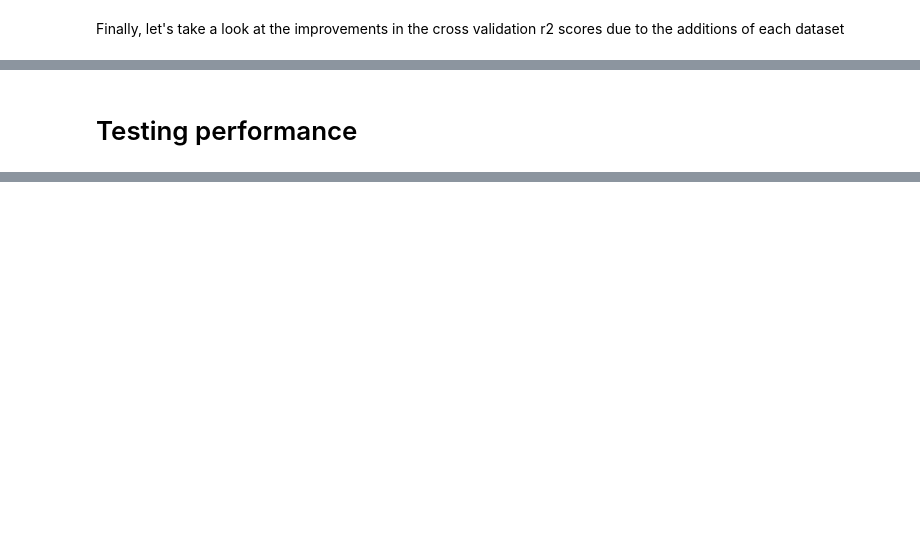
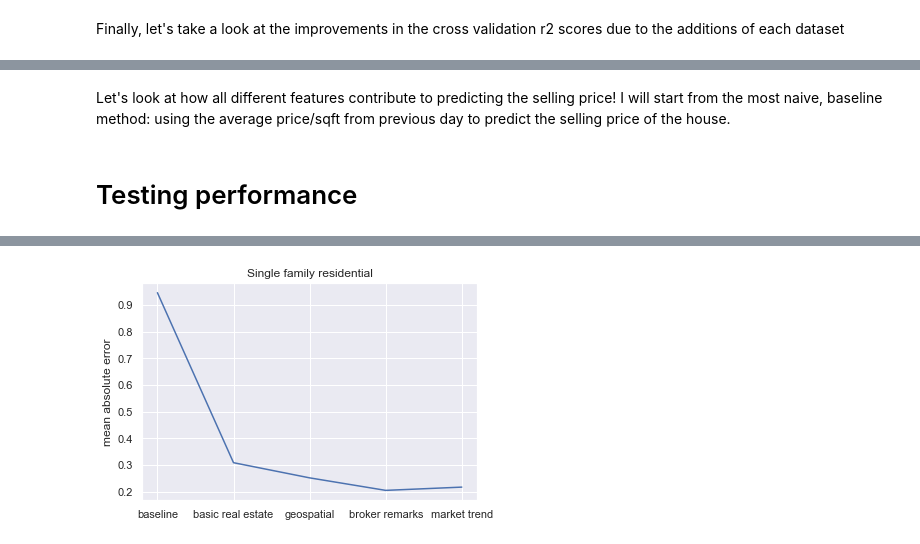
Before and after one commit to jackpck/Boston_housing, a Jupyter notebook: notebook/Progressive_regression.ipynb, the cells around one changed output, grey strips where cells are left out. Saved outputs shown, nothing was run; the diff lists cells and outputs as text; code cells hidden in the pictures; blank space fills up the shorter version.

```diff
--- a/notebook/Progressive_regression.ipynb
+++ b/notebook/Progressive_regression.ipynb
@@ -276,6 +276,8 @@ plt.show()
 # %% [output]
 [interactive output not drawn]
 [interactive output not drawn]
+# %% [markdown]
+Let's look at how all different features contribute to predicting the selling price! I will start from the most naive, baseline method: using the average price/sqft from previous day to predict the selling price of the house.
 # %% [markdown]
 # Testing performance
 # %%
@@ -283,52 +285,56 @@ plt.show()
 
 MAEs = []
 
+# baseline
+Ypredict = df_features['EST $ TREND'].values
+train_size = int(0.7*len(X))
+Ypredict = Ypredict[train_size:]
+Ytest = Y[train_size:]
+MAEs.append(np.mean(np.abs(Ytest-Ypredict)/Ytest))
+
+# add real estate data
 feature_total = feature_real_estate
 X = df_features[feature_total].values
-
 train_size = int(0.7*len(X))
 Xtest = X[train_size:]
 Ytest = Y[train_size:]
-
 Ypredict = models[0].predict(Xtest)
 MAEs.append(np.mean(np.abs(Ytest-Ypredict)/Ytest))
 
+# add geospatial features
 feature_total = feature_real_estate + feature_geospatial
 X = df_features[feature_total].values
-
 train_size = int(0.7*len(X))
 Xtest = X[train_size:]
 Ytest = Y[train_size:]
-
 Ypredict = models[1].predict(Xtest)
 MAEs.append(np.mean(np.abs(Ytest-Ypredict)/Ytest))
 
+# add brokers' remarks
 feature_total = feature_real_estate + feature_geospatial + feature_remarks
 X = df_features[feature_total].values
-
 train_size = int(0.7*len(X))
 Xtest = X[train_size:]
 Ytest = Y[train_size:]
-
 Ypredict = models[2].predict(Xtest)
 MAEs.append(np.mean(np.abs(Ytest-Ypredict)/Ytest))
 
+# add price trend
 feature_total = feature_real_estate + feature_geospatial + feature_remarks + feature_trend
 X = df_features[feature_total].values
-
 train_size = int(0.7*len(X))
 Xtest = X[train_size:]
 Ytest = Y[train_size:]
-
 Ypredict = models[3].predict(Xtest)
 MAEs.append(np.mean(np.abs(Ytest-Ypredict)/Ytest))
 
 
 
 fig = plt.figure()
+plt.title('Single family residential')
 plt.plot(list(range(len(MAEs))),MAEs)
-plt.ylim([0,0.4])
-plt.xticks(list(range(len(MAEs))),['basic real estate','geospatial','broker remarks','market trend'])
+#plt.ylim([0,0.4])
+plt.xticks(list(range(len(MAEs))),['baseline','basic real estate','geospatial','broker remarks','market trend'])
 plt.ylabel('mean absolute error')
 plt.show()
 # %% [output]
@@ -336,0 +341 @@ plt.show()
+[figure, added]
```
Also changed, not shown: parts of 14 cells of this notebook, 2 other files.
